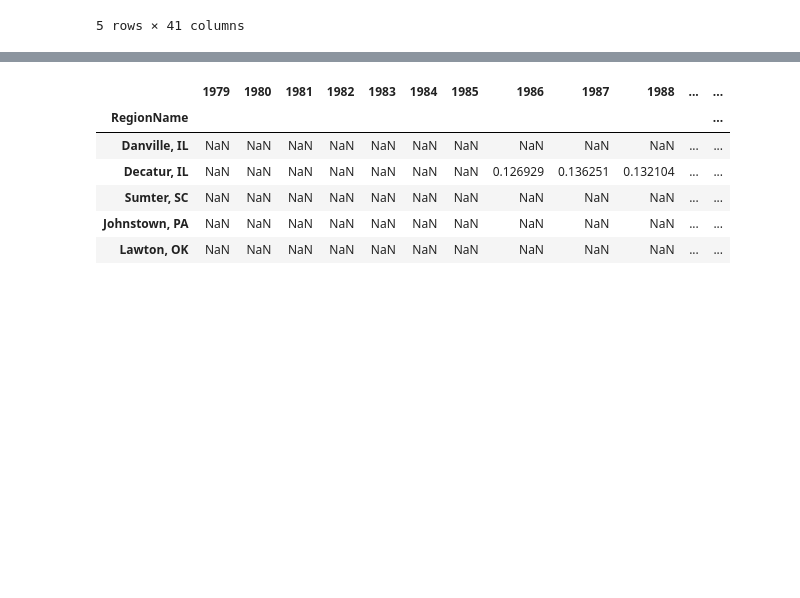
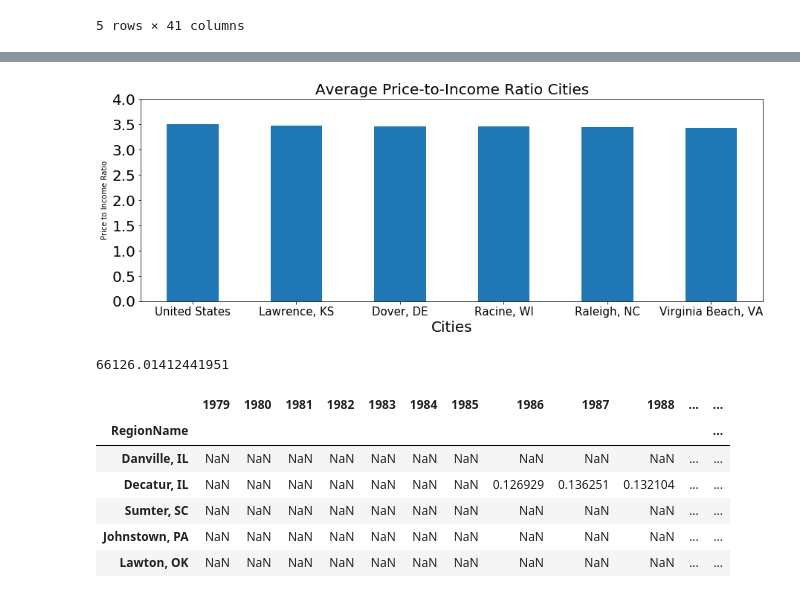
Before and after one commit to goldphoenix90/DataProject1, a Jupyter notebook: Zillow/Sales to Income Analysis.ipynb, the cells around one changed output, grey strips where cells are left out. Saved outputs shown, nothing was run; the diff lists cells and outputs as text; code cells hidden in the pictures; blank space fills up the shorter version.

```diff
--- a/Zillow/Sales to Income Analysis.ipynb
+++ b/Zillow/Sales to Income Analysis.ipynb
@@ -334,0 +352,5 @@ plt.grid()
+# %%
+# df.loc[df['column_name'] == some_value]
+afford_optimal = afford_yearly.loc[afford_yearly["2018"] < 3.493]
+afford_optimal_sorted= afford_optimal.sort_values(by=["2018"], ascending = False)
+afford_optimal_sorted.head(10)
@@ -335,3 +371,19 @@ plt.grid()
+# %%
+afford_optimal_2018 = afford_optimal_sorted["2018"].iloc[0:6]
+afford_optimal_2018.plot(kind="bar", label="Affordability", rot=0, figsize=(15,5))
+plt.title("Average Price-to-Income Ratio Cities", size = 20)
+plt.xlabel("Cities", size = 20)
+plt.ylabel("Price to Income Ratio")
+plt.xticks(size = 15)
+plt.yticks(size = 20)
+plt.ylim(0, 4)
+plt.savefig('price_income_ratio_average.png')
+# %% [output]
+[figure, added]
+# %%
+income_year.loc["Virginia Beach, VA", "2018"]
+# %% [output]
+66126.01412441951
 # %%
 afford_lowest = afford_yearly.sort_values(by=["2018"], ascending = True)
 afford_lowest.head()
```
Also changed, not shown: parts of 9 cells of this notebook, 5 other files.
